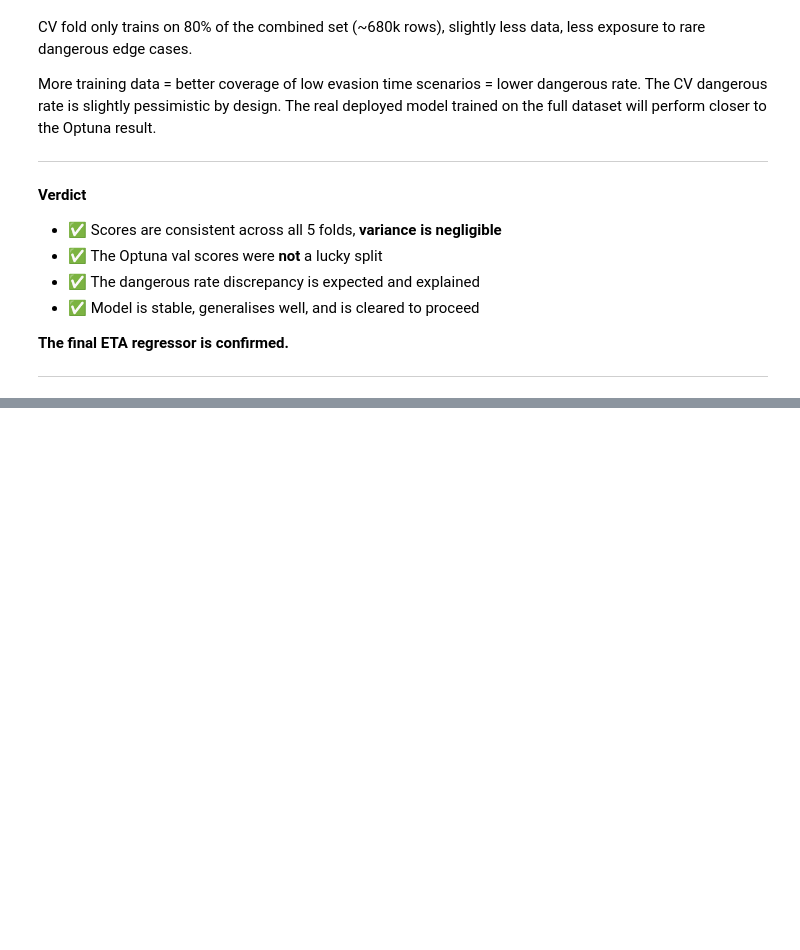
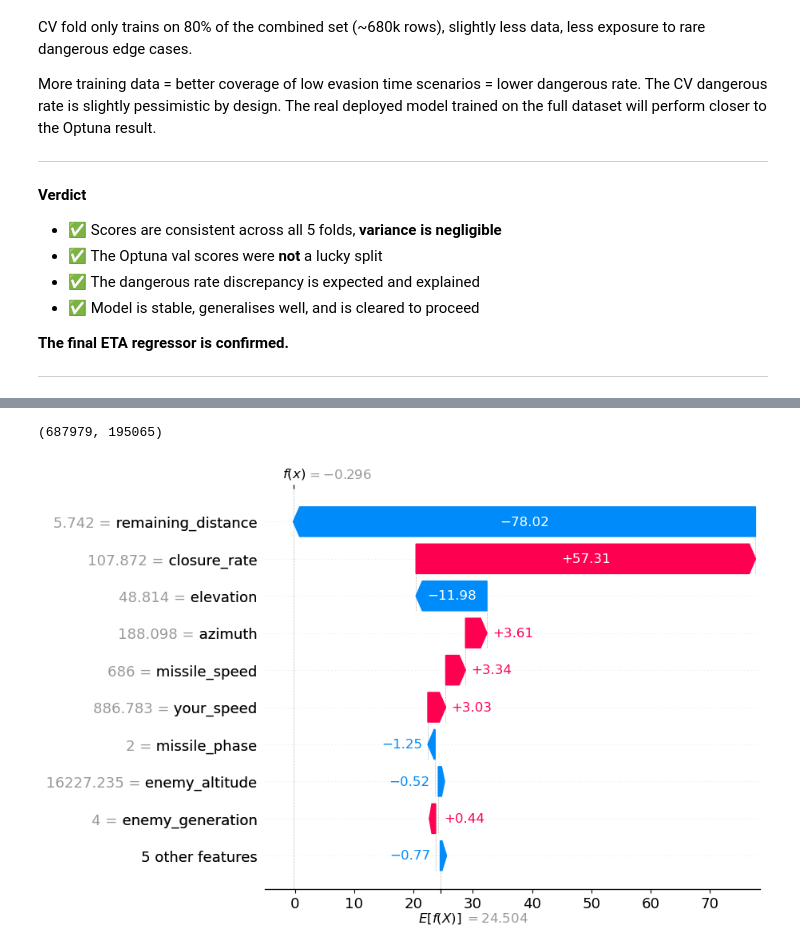
Before and after one commit to Eakempreet/ATAS_Project, a Jupyter notebook: notebooks/02_eta_regressor/02_eta_regressor.ipynb, the cells around one changed output, grey strips where cells are left out. Saved outputs shown, nothing was run; the diff lists cells and outputs as text; code cells hidden in the pictures; blank space fills up the shorter version.

```diff
--- a/notebooks/02_eta_regressor/02_eta_regressor.ipynb
+++ b/notebooks/02_eta_regressor/02_eta_regressor.ipynb
@@ -2137,0 +2381,22 @@ trained on the full dataset will perform closer to the Optuna result.
+# %%
+# Performing predictions using model
+y_preds = model.predict(X_train)
+
+# Get the lowest ETA row number to plot
+lowest_idx = np.argmin(y_preds)
+
+# Get the Highest ETA row number to plot
+highest_idx = np.argmax(y_preds)
+
+lowest_idx, highest_idx
+# %% [output]
+(687979, 195065)
+# %%
+# Get the SHAP explanation for the single most dangerous row
+lowest_row_explanation = shap_explanation[lowest_idx]
+
+# Waterfall plot - shows how each feature pushed the prediction
+# up or down from the base value for this specific row
+shap.plots.waterfall(lowest_row_explanation)
+# %% [output]
+[figure, added]
```
Also changed, not shown: parts of 29 cells of this notebook, 1 other file.
